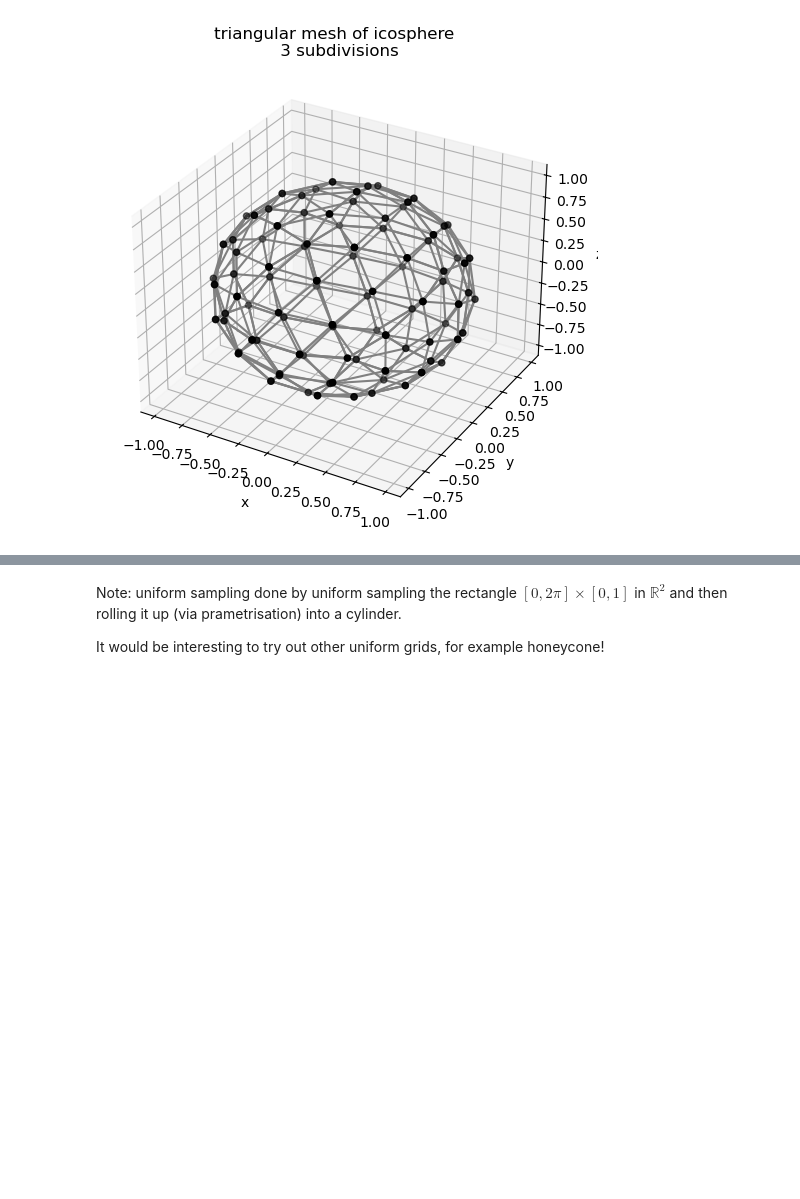
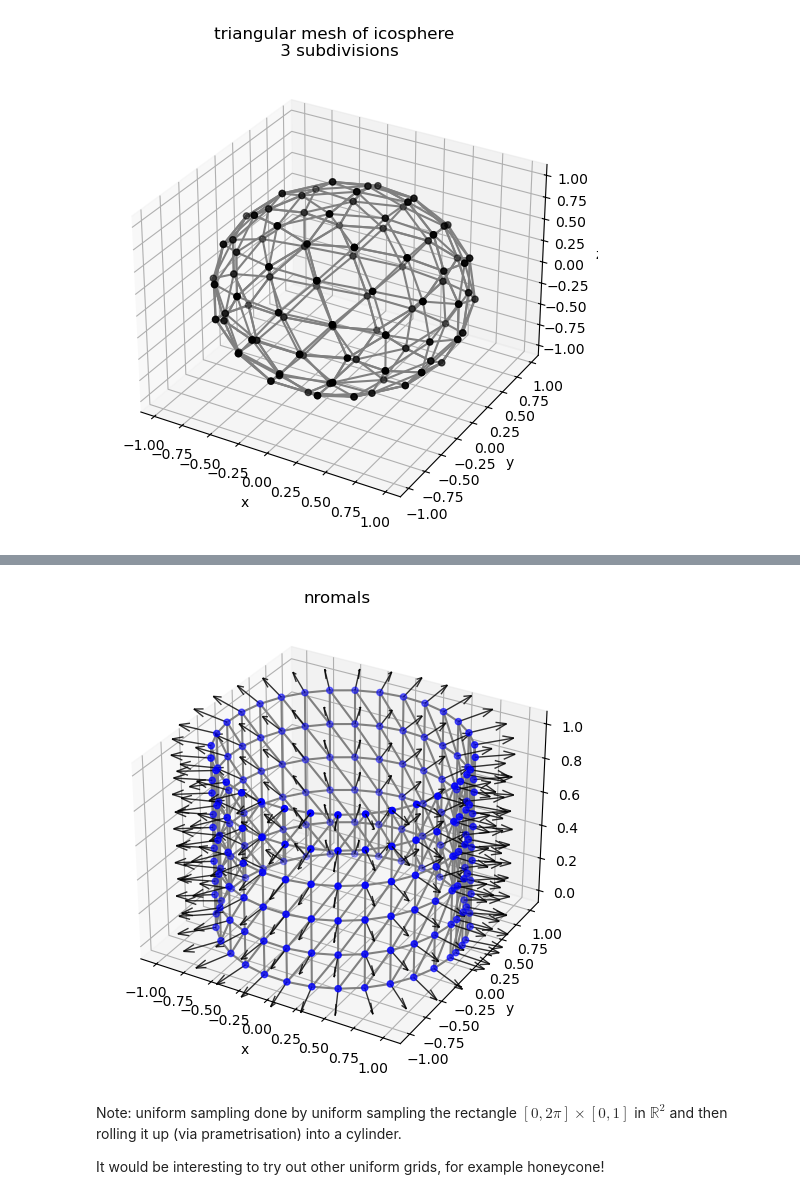
Before and after one commit to dHuberYoumans/maths, a Jupyter notebook: MeanCurvFlow/notebook/MeanCurvFlow.ipynb, the cells around one changed output, grey strips where cells are left out. Cells and saved outputs as stored; diff of their text form; code cells hidden in the pictures; blank space fills up the shorter version.

```diff
--- a/MeanCurvFlow/notebook/MeanCurvFlow.ipynb
+++ b/MeanCurvFlow/notebook/MeanCurvFlow.ipynb
@@ -157,3 +168,7 @@ cylinder.plot_surface()
+# %%
+cylinder.plot_normals(scale=0.3,title='nromals',mesh=True)
+# %% [output]
+[figure, added]
 # %% [markdown]
 Note: uniform sampling done by uniform sampling the rectangle $[0,2\pi] \times [0,1] $ in $\mathbb{R}^2$ and then rolling it up (via prametrisation) into a cylinder.
 
```
Also changed, not shown: parts of 8 cells of this notebook.
